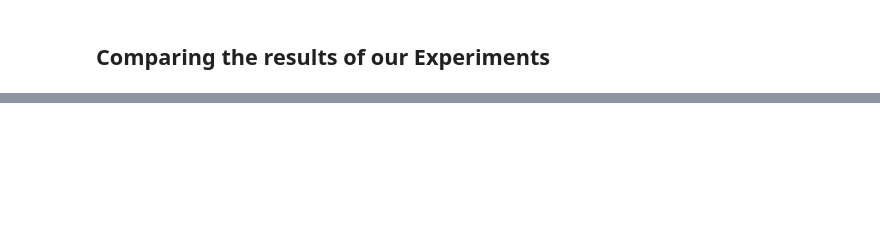
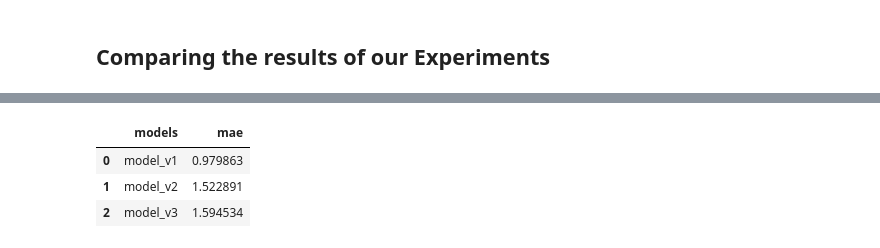
Before and after one commit to Ashwin-2408/Tensor_Flow_Learning, a Jupyter notebook: notebooks/Neural_Network_Regression.ipynb, the cells around one changed output, grey strips where cells are left out. Saved outputs shown, nothing was run; the diff lists cells and outputs as text; code cells hidden in the pictures; blank space fills up the shorter version.

Commit message:
Learned to save model and visualize the experiment data

```diff
--- a/notebooks/Neural_Network_Regression.ipynb
+++ b/notebooks/Neural_Network_Regression.ipynb
@@ -759,2 +757,11 @@ plt.show()
 # %% [markdown]
 ## Comparing the results of our Experiments
+# %%
+import pandas as pd
+data={
+    'models':['model_v1','model_v2','model_v3'],
+    'mae':[model_v1.evaluate(X_Test,Y_Test,return_dict=True)['mae'],model_v2.evaluate(X_Test,Y_Test,return_dict=True)['mae'],model_v3.evaluate(X_Test,Y_Test,return_dict=True)['mae']],
+}
+x=pd.DataFrame(data)
+x
+# %% [output]
@@ -760,0 +771,4 @@ plt.show()
+|  | models | mae |
+| 0 | model_v1 | 0.979863 |
+| 1 | model_v2 | 1.522891 |
+| 2 | model_v3 | 1.594534 |
```
Also changed, not shown: parts of 15 cells of this notebook.
